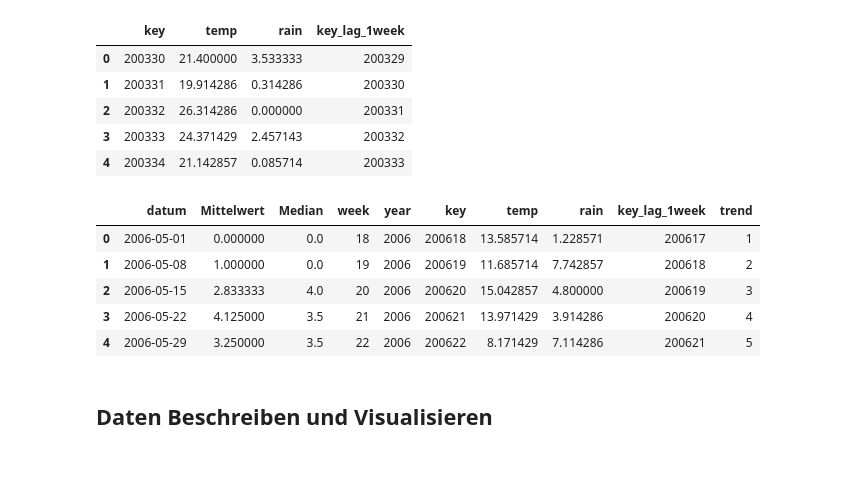
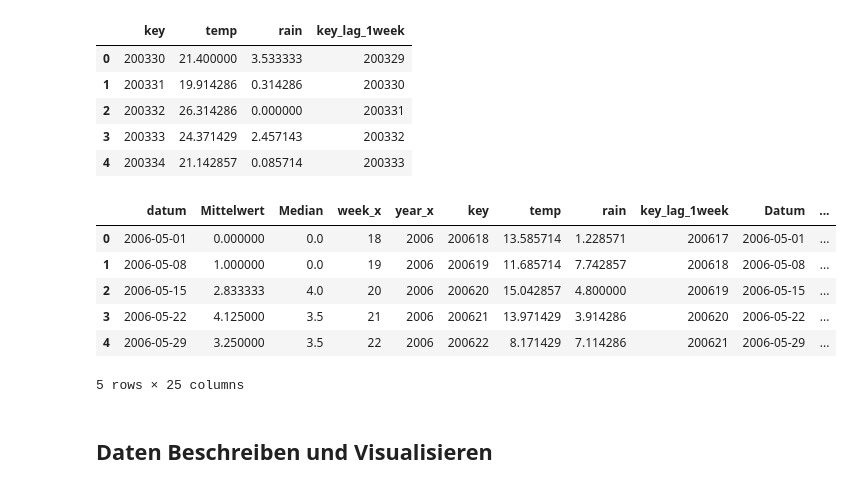
Before and after one commit to urechm/pest_monitoring, a Jupyter notebook: pestmodel_möhrenfliegen.ipynb, the cells around one changed output. Drawn from its saved outputs; the diff is of its cells as text; code cells hidden in the pictures.

Commit message:
Added the Wohlen Data and fitted the model again

```diff
--- a/pestmodel_möhrenfliegen.ipynb
+++ b/pestmodel_möhrenfliegen.ipynb
@@ -9,7 +9,7 @@ import matplotlib
 ## Daten aufbereiten
 # %%
 
-df = pd.read_excel('/Users/philipprutimann/Documents/Open Farming Hackdays/Möhrenfliegendaten2006_2023.xlsx')
+df = pd.read_excel('/Users/philipprutimann/Documents/Open Farming Hackdays/pest_monitoring/Möhrenfliegendaten2006_2023.xlsx')
 df_new=df[["datum","Mittelwert","Median"]].copy()
 df_new["week"]=[x.date().isocalendar().week for x in list(df_new.datum)]
 df_new["year"]=[x.date().isocalendar().year for x in list(df_new.datum)]
@@ -24,7 +24,7 @@ df_new.head()
 | 4 | 2006-05-29 | 3.250000 | 3.5 | 22 | 2006 | 200622 |
 # %%
 #df_wetter = pd.read_csv('/Users/philipprutimann/Documents/Open Farming Hackdays/Temperatur_Niederschlag_Muri.csv',sep=";", encoding='latin1')
-df_wetter = pd.read_excel('/Users/philipprutimann/Documents/Open Farming Hackdays/Temperatur_Niederschlag_Muri_Days.ods')
+df_wetter = pd.read_excel('/Users/philipprutimann/Documents/Open Farming Hackdays/pest_monitoring/Temperatur_Niederschlag_Muri_Days.ods')
 df_wetter["datum1"]=pd.to_datetime(df_wetter.Datum)
 df_wetter["datetime"]=[x.date() for x in list(df_wetter.datum1)]
 df_wetter["week"]=[x.date().isocalendar().week for x in list(df_wetter.datum1)]
@@ -48,0 +47,13 @@ df_wohlen = pd.read_excel('/Users/philipprutimann/Documents/Open Farming Hackday
+# %%
+df_wohlen = pd.read_excel('/Users/philipprutimann/Documents/Open Farming Hackdays/pest_monitoring/Wetterdaten_Wohlen.xlsx')
+df_wohlen["datum1"]=pd.to_datetime(df_wohlen.Datum)
+df_wohlen["datetime"]=[x.date() for x in list(df_wohlen.datum1)]
+df_wohlen["week"]=[x.date().isocalendar().week for x in list(df_wohlen.datum1)]
+df_wohlen["year"]=[x.date().isocalendar().year for x in list(df_wohlen.datum1)]
+df_wohlen["tempmax_wohlen"]=df_wohlen['Tmax (°C)']
+df_wohlen["tempmin_wohlen"]=df_wohlen['Tmin (°C)']
+df_wohlen["tempavg_wohlen"]=df_wohlen['Mittelwert Temp']
+df_wohlen["rainsum_wohlen"]=df_wohlen['NStag (mm)']
+df_wohlen["windavg_wohlen"]=df_wohlen['Wmax (km/h)']
+df_wohlen["key"]=[str(x) + str(y) for x,y in zip(list(df_wohlen["year"]),list(df_wohlen["week"]))]
+df_wohlen.head()
@@ -61,15 +79,17 @@ df_group_wetter.head()
 | 4 | 200334 | 21.142857 | 0.085714 | 200333 |
 # %%
 df_total=pd.merge(df_new, df_group_wetter, how="left", on=["key", "key"])
+df_total=pd.merge(df_total, df_wohlen, how="left", on=["key", "key"])
 df_total["trend"] = range(1,467)
 df_total.head()
 # %% [output]
-|  | datum | Mittelwert | Median | week | year | key | temp | rain | key_lag_1week | trend |
-| 0 | 2006-05-01 | 0.000000 | 0.0 | 18 | 2006 | 200618 | 13.585714 | 1.228571 | 200617 | 1 |
-| 1 | 2006-05-08 | 1.000000 | 0.0 | 19 | 2006 | 200619 | 11.685714 | 7.742857 | 200618 | 2 |
-| 2 | 2006-05-15 | 2.833333 | 4.0 | 20 | 2006 | 200620 | 15.042857 | 4.800000 | 200619 | 3 |
-| 3 | 2006-05-22 | 4.125000 | 3.5 | 21 | 2006 | 200621 | 13.971429 | 3.914286 | 200620 | 4 |
-| 4 | 2006-05-29 | 3.250000 | 3.5 | 22 | 2006 | 200622 | 8.171429 | 7.114286 | 200621 | 5 |
+|  | datum | Mittelwert | Median | week_x | year_x | key | temp | rain | key_lag_1week | Datum | ... |
+| 0 | 2006-05-01 | 0.000000 | 0.0 | 18 | 2006 | 200618 | 13.585714 | 1.228571 | 200617 | 2006-05-01 | ... |
+| 1 | 2006-05-08 | 1.000000 | 0.0 | 19 | 2006 | 200619 | 11.685714 | 7.742857 | 200618 | 2006-05-08 | ... |
+| 2 | 2006-05-15 | 2.833333 | 4.0 | 20 | 2006 | 200620 | 15.042857 | 4.800000 | 200619 | 2006-05-15 | ... |
+| 3 | 2006-05-22 | 4.125000 | 3.5 | 21 | 2006 | 200621 | 13.971429 | 3.914286 | 200620 | 2006-05-22 | ... |
+| 4 | 2006-05-29 | 3.250000 | 3.5 | 22 | 2006 | 200622 | 8.171429 | 7.114286 | 200621 | 2006-05-29 | ... |
+5 rows × 25 columns
 # %% [markdown]
 ## Daten Beschreiben und Visualisieren
 # %%
```
Also changed, not shown: parts of 9 cells of this notebook, 3 other files.
